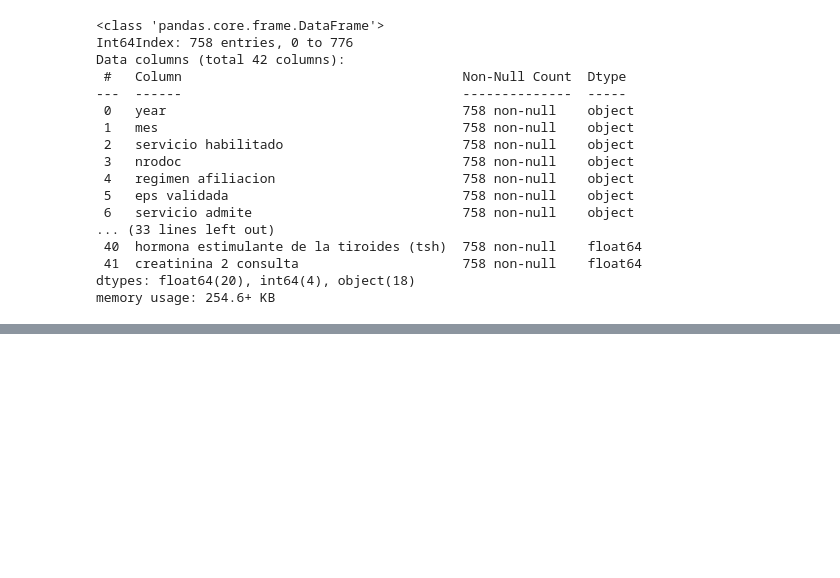
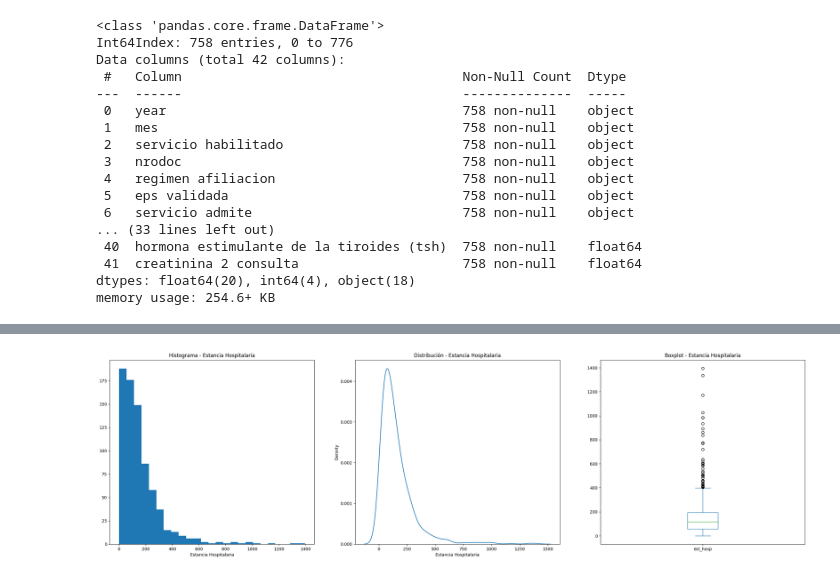
Before and after one commit to allisonpg12/analitica3proyecto3, a Jupyter notebook: CASO_SALUD_APG_AVRQ_MIVZ.ipynb, the cells around one changed output, grey strips where cells are left out. Cells and saved outputs as stored; diff of their text form; code cells hidden in the pictures; blank space fills up the shorter version.

```diff
--- a/CASO_SALUD_APG_AVRQ_MIVZ.ipynb
+++ b/CASO_SALUD_APG_AVRQ_MIVZ.ipynb
@@ -418,0 +421,4 @@ memory usage: 254.6+ KB
+# %%
+# Separación de variables numéricas y categóricas
+dfnum = df.select_dtypes(include=['float64','int64'])
+dfcat = df.select_dtypes(include=['object'])
@@ -418,0 +488,21 @@ memory usage: 254.6+ KB
+# %%
+# Análisis de la variable objetivo
+# Estancia hospitalaria
+plt.figure(figsize=(30, 8))
+
+plt.subplot(1,3,1)
+plt.hist(dfnum.est_hosp,25)
+plt.xlabel('Estancia Hospitalaria')
+plt.title('Histograma - Estancia Hospitalaria')
+
+plt.subplot(1,3,2)
+sns.kdeplot(x = "est_hosp", data = dfnum)
+plt.xlabel('Estancia Hospitalaria')
+plt.title('Distribución - Estancia Hospitalaria')
+
+plt.subplot(1,3,3)
+dfnum['est_hosp'].plot(kind='box')
+plt.title('Boxplot - Estancia Hospitalaria')
+plt.show()
+# %% [output]
+[figure, added]
```
Also changed, not shown: parts of 50 cells of this notebook.
